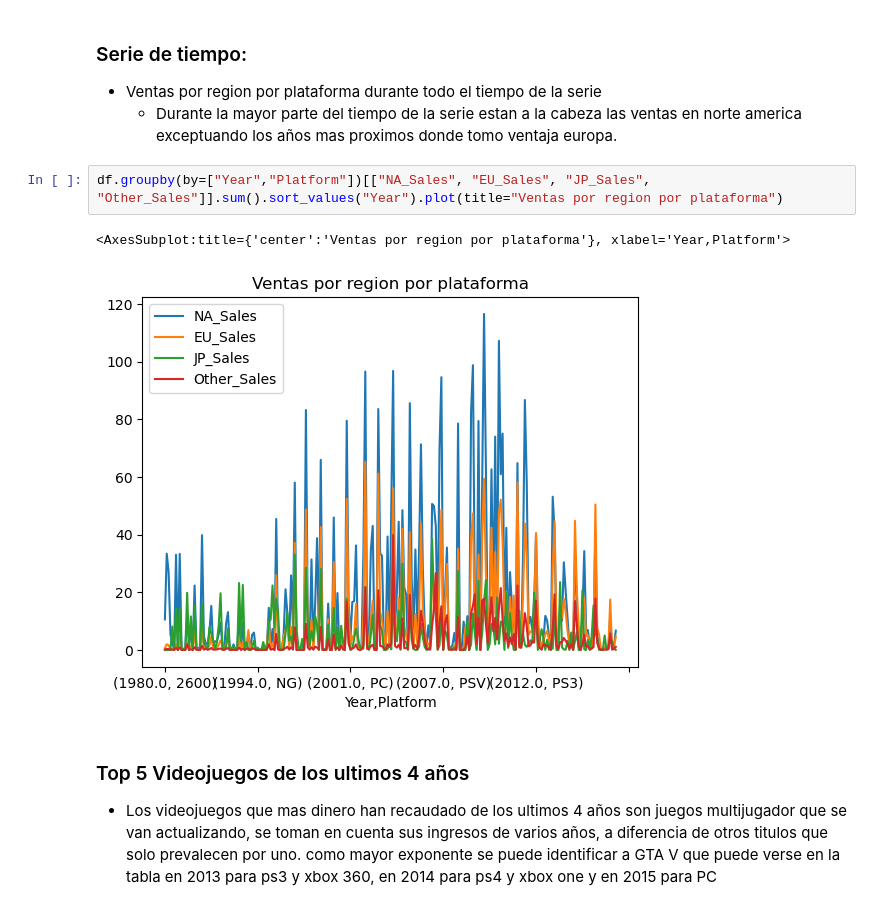
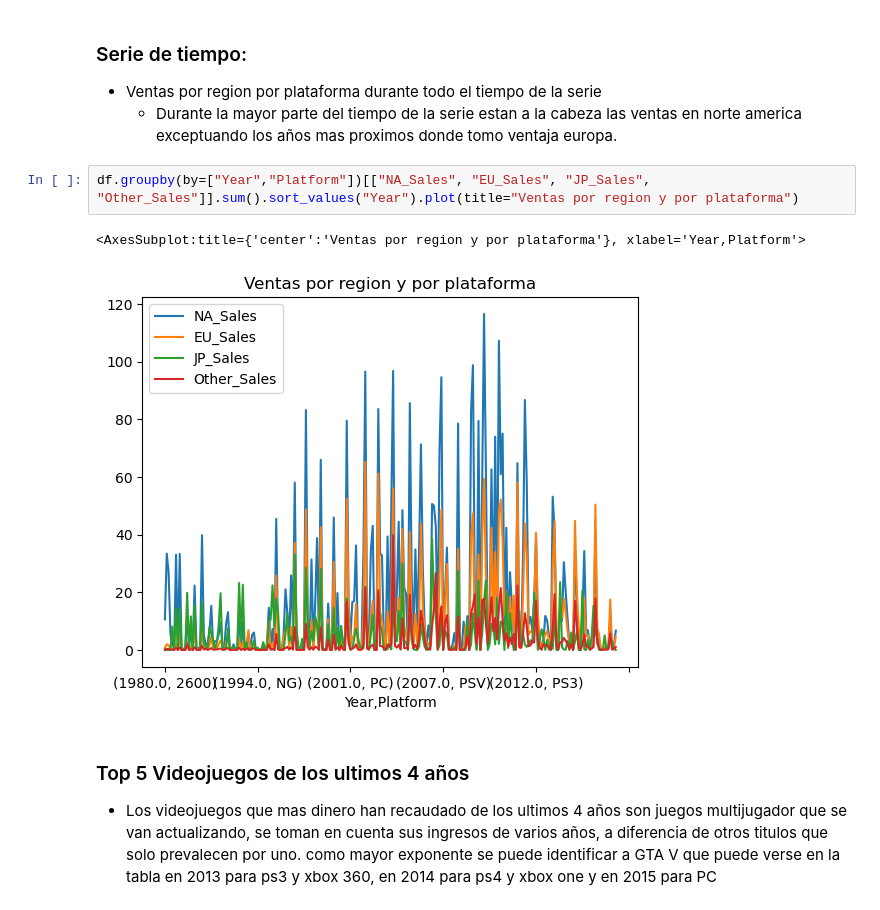
Before and after one commit to Victra-Luperca97/Proyecto-Kaggle-EBAC, a Jupyter notebook: Actividad Modulo 20.ipynb, the cells around one changed output. Drawn from its saved outputs; the diff is of its cells as text.

```diff
--- a/Actividad Modulo 20.ipynb
+++ b/Actividad Modulo 20.ipynb
@@ -151,10 +151,10 @@ df1.groupby("Year").first()
 - Ventas por region por plataforma durante todo el tiempo de la serie
     - Durante la mayor parte del tiempo de la serie estan a la cabeza las ventas en norte america exceptuando los años mas proximos donde tomo ventaja europa.
 # %%
-df.groupby(by=["Year","Platform"])[["NA_Sales", "EU_Sales", "JP_Sales", "Other_Sales"]].sum().sort_values("Year").plot(title="Ventas por region por plataforma")
+df.groupby(by=["Year","Platform"])[["NA_Sales", "EU_Sales", "JP_Sales", "Other_Sales"]].sum().sort_values("Year").plot(title="Ventas por region y por plataforma")
 # %% [output]
-<AxesSubplot:title={'center':'Ventas por region por plataforma'}, xlabel='Year,Platform'>
+<AxesSubplot:title={'center':'Ventas por region y por plataforma'}, xlabel='Year,Platform'>
-[figure, old version]
+[figure, new version]
 # %% [markdown]
 ### Top 5 Videojuegos de los ultimos 4 años
 - Los videojuegos que mas dinero han recaudado de los ultimos 4 años son juegos multijugador que se van actualizando, se toman en cuenta sus ingresos de varios años, a diferencia de otros titulos que solo prevalecen por uno.
```
Also changed, not shown: parts of 5 cells of this notebook.
